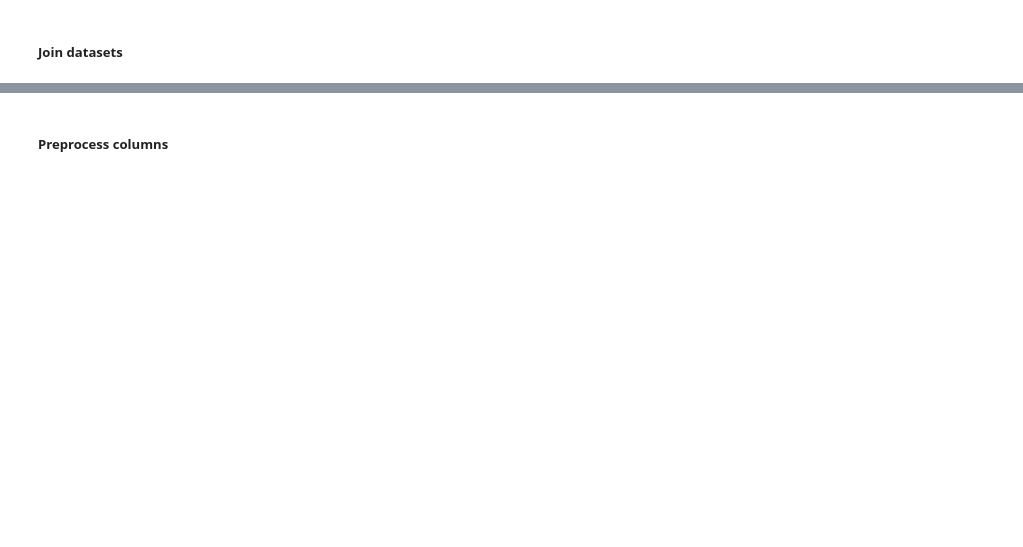
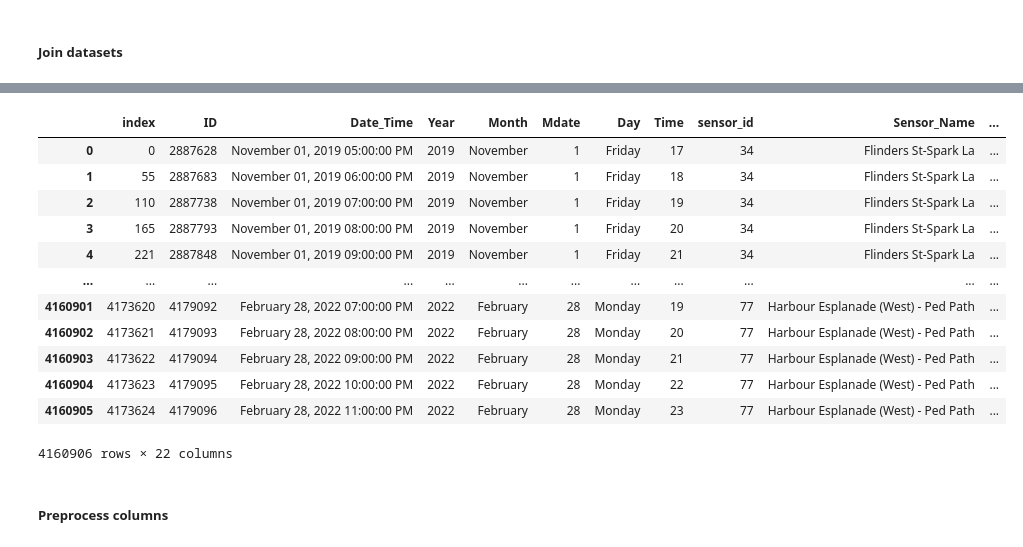
Before and after one commit to Moesen/SocialDataFinalProject, a Jupyter notebook: src/data_preproccess/Pedestrian_preproccess.ipynb, the cells around one changed output, grey strips where cells are left out. Drawn from its saved outputs; the diff is of its cells as text; code cells hidden in the pictures; blank space fills up the shorter version.

```diff
--- a/src/data_preproccess/Pedestrian_preproccess.ipynb
+++ b/src/data_preproccess/Pedestrian_preproccess.ipynb
@@ -59,2 +96,18 @@ df.head(5)
+# %%
+df
+# %% [output]
+|  | index | ID | Date_Time | Year | Month | Mdate | Day | Time | sensor_id | Sensor_Name | ... |
+| 0 | 0 | 2887628 | November 01, 2019 05:00:00 PM | 2019 | November | 1 | Friday | 17 | 34 | Flinders St-Spark La | ... |
+| 1 | 55 | 2887683 | November 01, 2019 06:00:00 PM | 2019 | November | 1 | Friday | 18 | 34 | Flinders St-Spark La | ... |
+| 2 | 110 | 2887738 | November 01, 2019 07:00:00 PM | 2019 | November | 1 | Friday | 19 | 34 | Flinders St-Spark La | ... |
+| 3 | 165 | 2887793 | November 01, 2019 08:00:00 PM | 2019 | November | 1 | Friday | 20 | 34 | Flinders St-Spark La | ... |
+| 4 | 221 | 2887848 | November 01, 2019 09:00:00 PM | 2019 | November | 1 | Friday | 21 | 34 | Flinders St-Spark La | ... |
+| ... | ... | ... | ... | ... | ... | ... | ... | ... | ... | ... | ... |
+| 4160901 | 4173620 | 4179092 | February 28, 2022 07:00:00 PM | 2022 | February | 28 | Monday | 19 | 77 | Harbour Esplanade (West) - Ped Path | ... |
+| 4160902 | 4173621 | 4179093 | February 28, 2022 08:00:00 PM | 2022 | February | 28 | Monday | 20 | 77 | Harbour Esplanade (West) - Ped Path | ... |
+| 4160903 | 4173622 | 4179094 | February 28, 2022 09:00:00 PM | 2022 | February | 28 | Monday | 21 | 77 | Harbour Esplanade (West) - Ped Path | ... |
+| 4160904 | 4173623 | 4179095 | February 28, 2022 10:00:00 PM | 2022 | February | 28 | Monday | 22 | 77 | Harbour Esplanade (West) - Ped Path | ... |
+| 4160905 | 4173624 | 4179096 | February 28, 2022 11:00:00 PM | 2022 | February | 28 | Monday | 23 | 77 | Harbour Esplanade (West) - Ped Path | ... |
+4160906 rows × 22 columns
 # %% [markdown]
 ##### Preprocess columns
```
Also changed, not shown: parts of 12 cells of this notebook, 3 other files.
